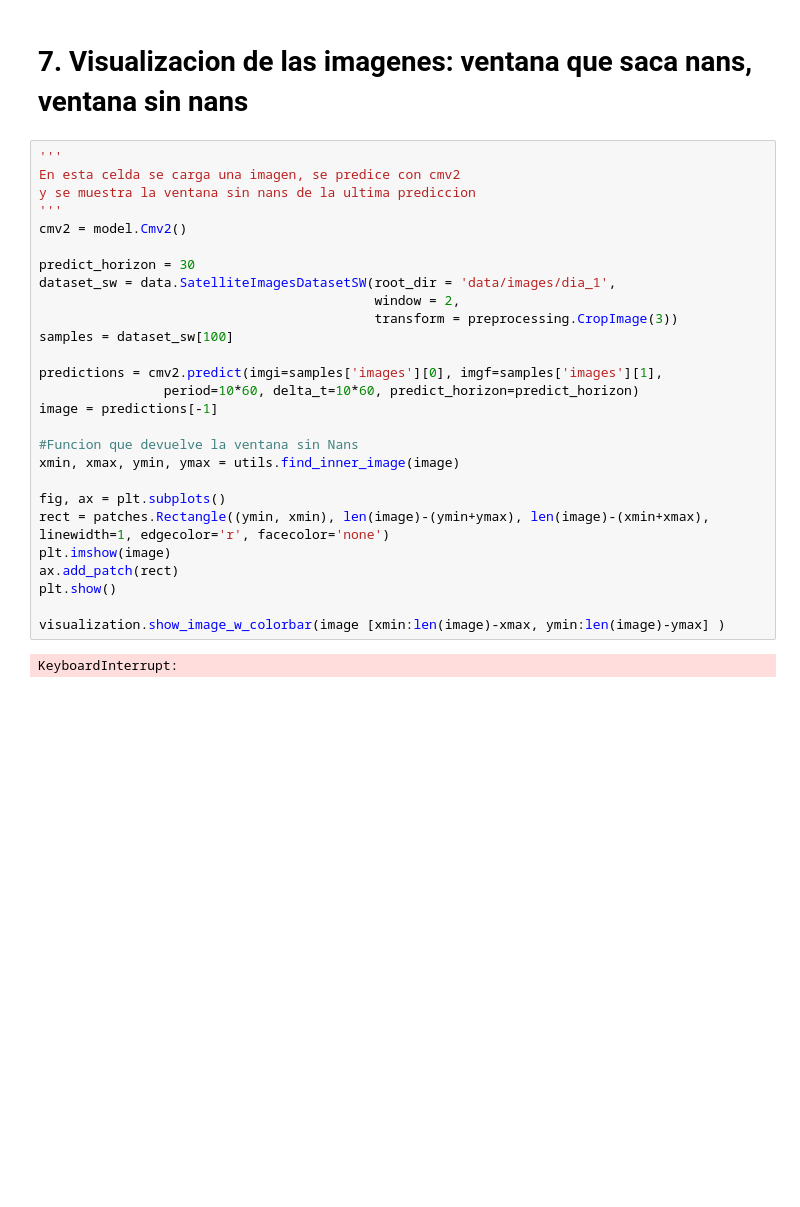
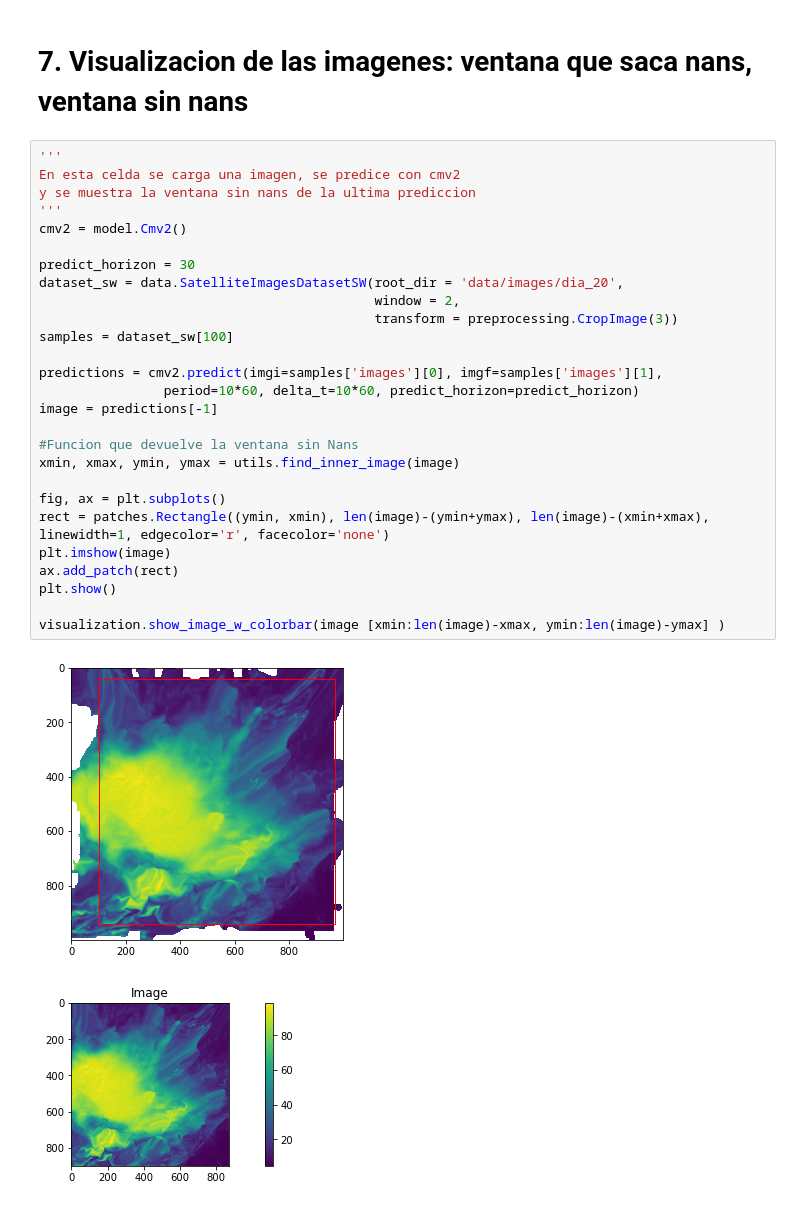
Before and after one commit to francomozo/deepCloud, a Jupyter notebook: nb-demo.ipynb, the cells around one changed output. Saved outputs shown, nothing was run; the diff lists cells and outputs as text; blank space fills up the shorter version.

```diff
--- a/nb-demo.ipynb
+++ b/nb-demo.ipynb
@@ -202,29 +202,30 @@ visualization.barchart_compare3(mean_error_p, 'Persitence',
 # %%
 '''
 En esta celda se carga una imagen, se predice con cmv2
 y se muestra la ventana sin nans de la ultima prediccion
 '''
 cmv2 = model.Cmv2()
 
 predict_horizon = 30
-dataset_sw = data.SatelliteImagesDatasetSW(root_dir = 'data/images/dia_1',
+dataset_sw = data.SatelliteImagesDatasetSW(root_dir = 'data/images/dia_20',
                                            window = 2,
                                            transform = preprocessing.CropImage(3))
 samples = dataset_sw[100]
 
 predictions = cmv2.predict(imgi=samples['images'][0], imgf=samples['images'][1],
                 period=10*60, delta_t=10*60, predict_horizon=predict_horizon)
 image = predictions[-1]
 
 #Funcion que devuelve la ventana sin Nans
 xmin, xmax, ymin, ymax = utils.find_inner_image(image)
 
 fig, ax = plt.subplots()
 rect = patches.Rectangle((ymin, xmin), len(image)-(ymin+ymax), len(image)-(xmin+xmax), linewidth=1, edgecolor='r', facecolor='none')
 plt.imshow(image)
 ax.add_patch(rect)
 plt.show()
 
 visualization.show_image_w_colorbar(image [xmin:len(image)-xmax, ymin:len(image)-ymax] )
 # %% [output]
-KeyboardInterrupt:
+[figure, added]
+[figure, added]
```
Also changed, not shown: parts of 5 cells of this notebook, 1 other file.
